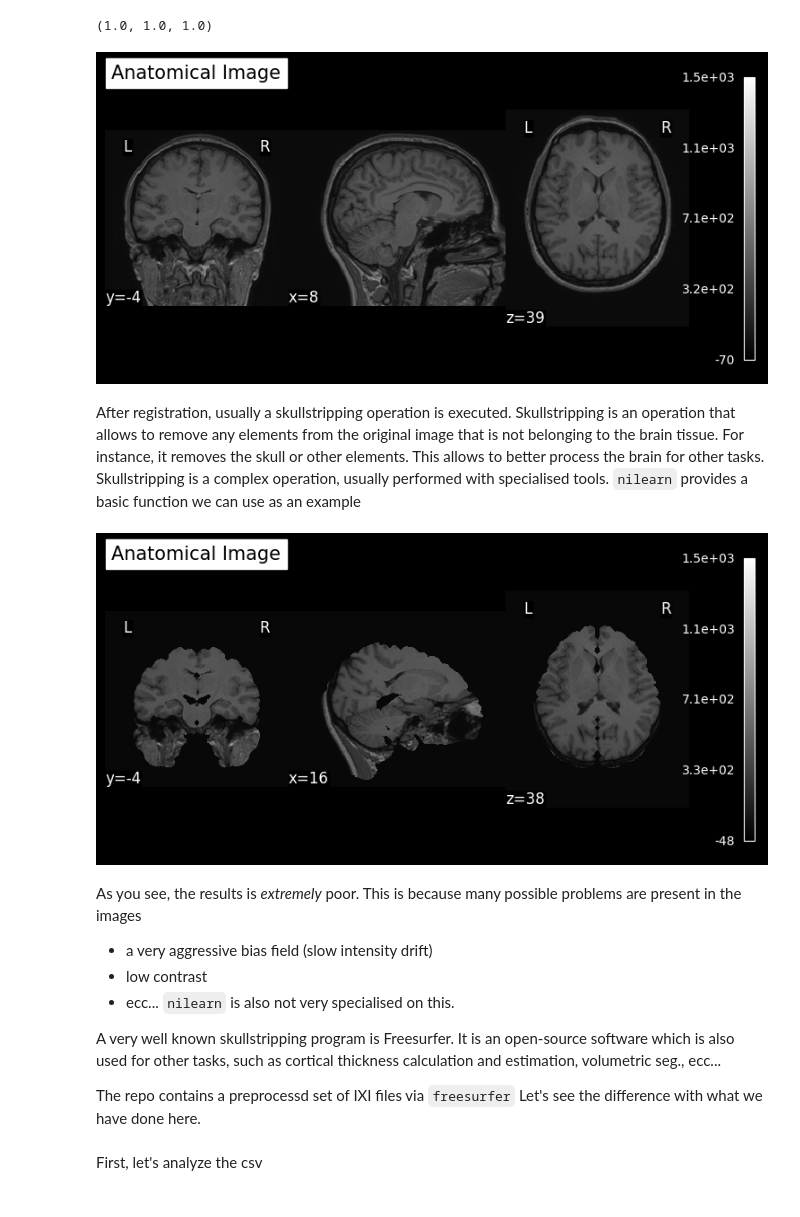
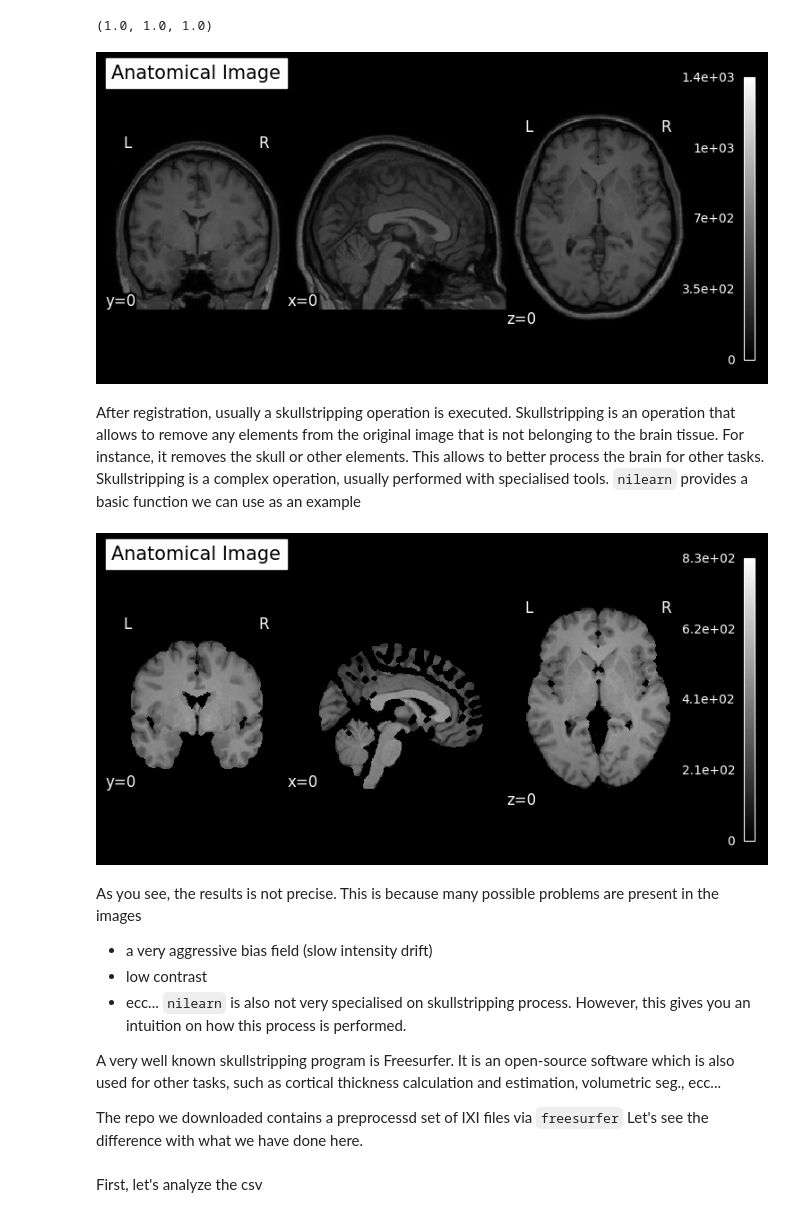
Before and after one commit to KingPowa/brain_age_lessons, a Jupyter notebook: notebooks/1-eda.ipynb, the cells around one changed output. Drawn from its saved outputs; the diff is of its cells as text; code cells hidden in the pictures.

```diff
--- a/notebooks/1-eda.ipynb
+++ b/notebooks/1-eda.ipynb
@@ -131,12 +155,16 @@ registered_brain_nii = image.resample_to_img(
+# %%
+# We go back to nibabel format now
+registered_brain_nii = nib.load("../data/example_data/sub-IXI002_acq-Philips-1.5T_T1w_mni_registered.nii.gz")
 # %%
 # It is now aligned to the same orientation of the template
 plotting.plot_anat(registered_brain_nii,
+                   cut_coords=(0,0,0),
                    title='Anatomical Image',
                    display_mode='ortho',
                    draw_cross=False)
 plotting.show()
 # %% [output]
-[figure, old version]
+[figure, new version]
 # %% [markdown]
 After registration, usually a skullstripping operation is executed. Skullstripping is an operation that allows to remove any elements from the original image that is not belonging to the brain tissue. For instance, it removes the skull or other elements. This allows to better process the brain for other tasks.
 Skullstripping is a complex operation, usually performed with specialised tools.
@@ -146,22 +174,23 @@ brain_mask_estimation_nii = masking.compute_brain_mask(registered_brain_nii)
 brain_skullstripped_nii = image.math_img("img * mask", img=registered_brain_nii, mask=brain_mask_estimation_nii)
 # %%
 plotting.plot_anat(brain_skullstripped_nii,
+                   cut_coords=(0,0,0),
                    title='Anatomical Image',
                    display_mode='ortho',
                    draw_cross=False)
 plotting.show()
 # %% [output]
-[figure, old version]
+[figure, new version]
 # %% [markdown]
-As you see, the results is _extremely_ poor. This is because many possible problems are present in the images
+As you see, the results is not precise. This is because many possible problems are present in the images
 - a very aggressive bias field (slow intensity drift)
 - low contrast
 - ecc...
-`nilearn` is also not very specialised on this.
+`nilearn` is also not very specialised on skullstripping process. However, this gives you an intuition on how this process is performed.
 
 A very well known skullstripping program is Freesurfer. It is an open-source software which is also used for other tasks, such as cortical thickness calculation and estimation, volumetric seg., ecc...
 
-The repo contains a preprocessd set of IXI files via `freesurfer`
+The repo we downloaded contains a preprocessd set of IXI files via `freesurfer`
 Let's see the difference with what we have done here.
 # %% [markdown]
 First, let's analyze the csv
```
Also changed, not shown: parts of 31 cells of this notebook, 33 other files.
